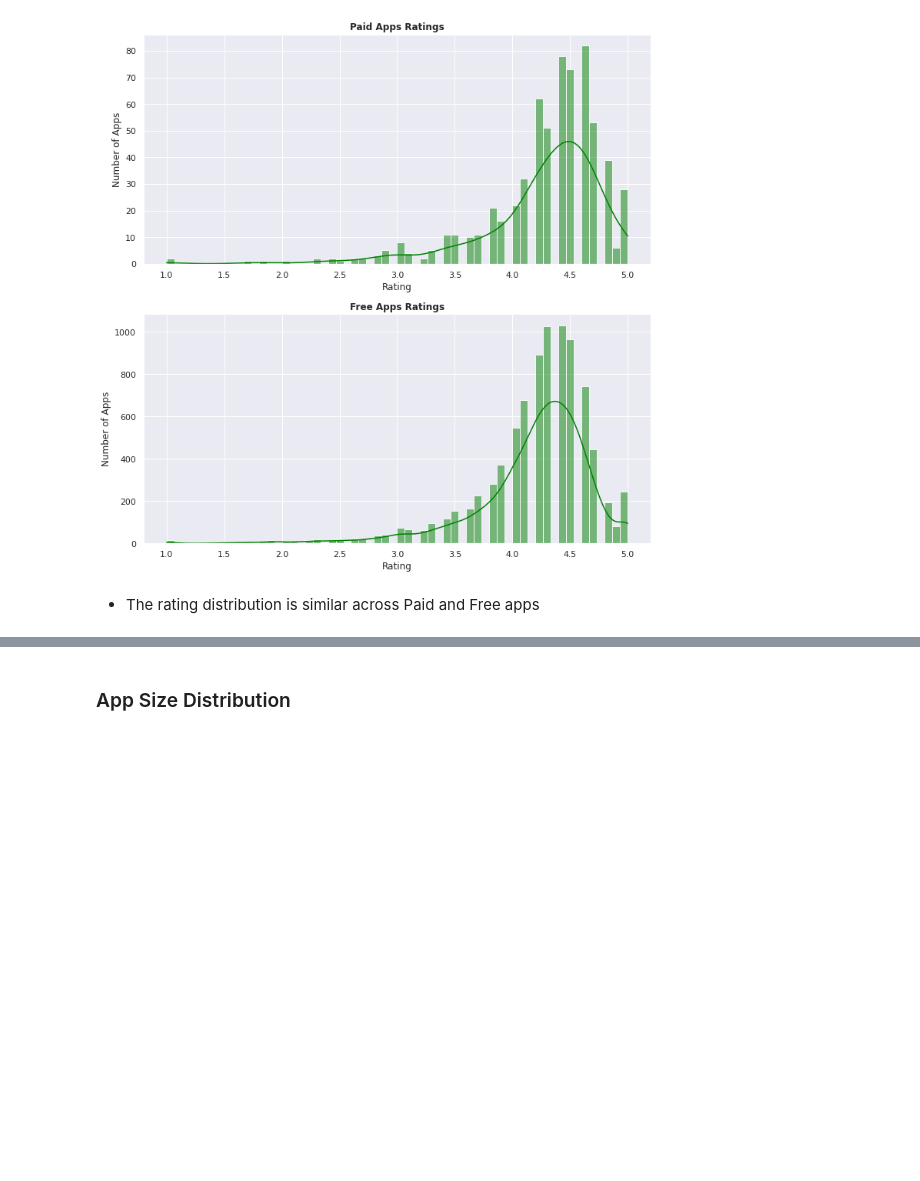
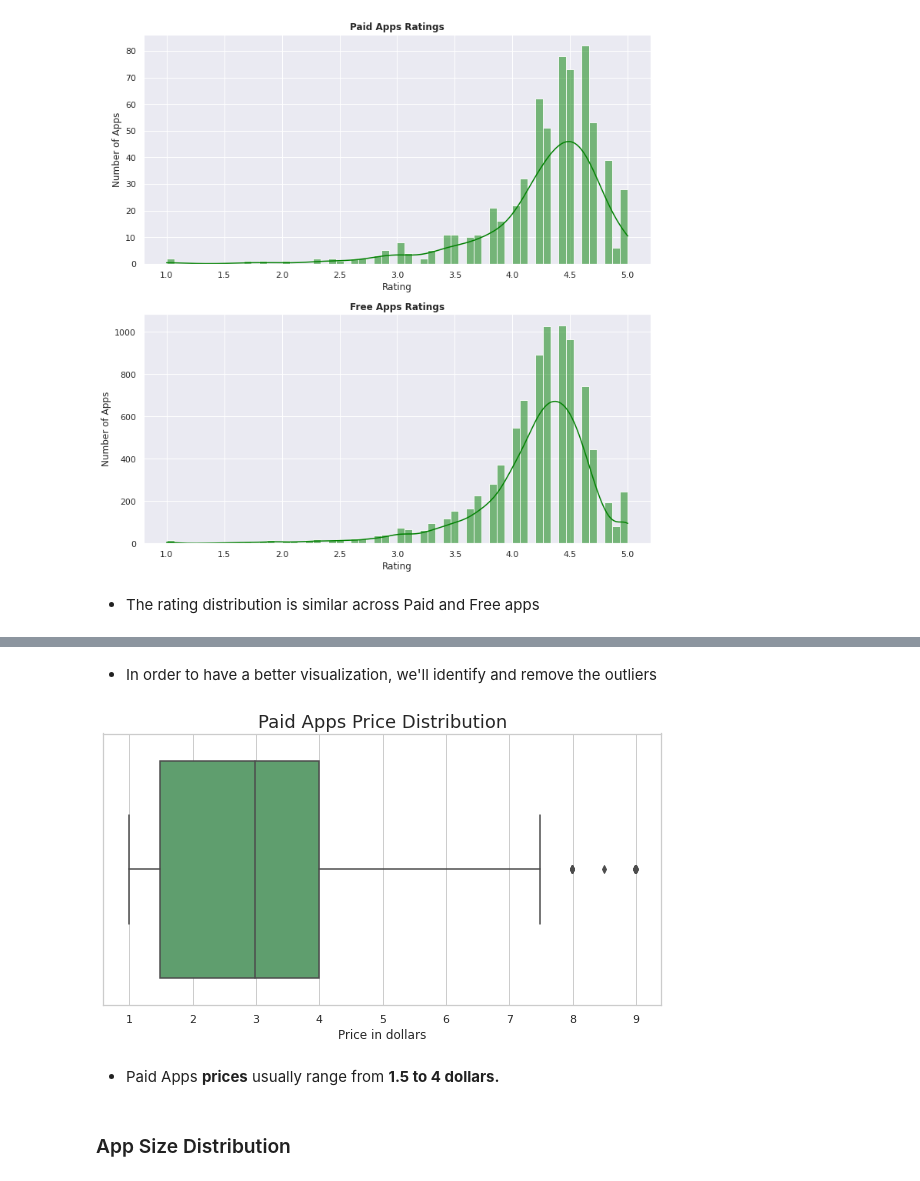
Before and after one commit to kimurarh/googleplay-analysis, a Jupyter notebook: Google-Play-Store-Analysis.ipynb, the cells around one changed output, grey strips where cells are left out. Cells and saved outputs as stored; diff of their text form; code cells hidden in the pictures; blank space fills up the shorter version.

```diff
--- a/Google-Play-Store-Analysis.ipynb
+++ b/Google-Play-Store-Analysis.ipynb
@@ -407,2 +422,25 @@ plt.show()
+# %% [markdown]
+* In order to have a better visualization, we'll identify and remove the outliers
+# %%
+# Removing outliers
+Q1 = paid_apps['Price'].quantile(.25)
+Q3 = paid_apps['Price'].quantile(.75)
+IIQ = Q3 - Q1
+lower_limit = Q1 - 1.5 * IIQ
+upper_limit = Q3 + 1.5 * IIQ
+
+selection = (paid_apps['Price'] >= lower_limit) & (paid_apps['Price'] <= upper_limit)
+paid_apps_select = paid_apps[selection]
+
+# Plot
+fig, ax = plt.subplots(figsize=(10,5))
+ax = sns.boxplot(x=paid_apps_select['Price'], color='g')
+ax.set_title('Paid Apps Price Distribution', fontsize=18)
+ax.set_xlabel('Price in dollars')
+plt.show()
+# %% [output]
+[figure, added]
+# %% [markdown]
+* Paid Apps <strong>prices</strong> usually range from <strong>1.5 to 4 dollars.</strong>
 # %% [markdown]
 ### App Size Distribution
```
Also changed, not shown: parts of 8 cells of this notebook.
